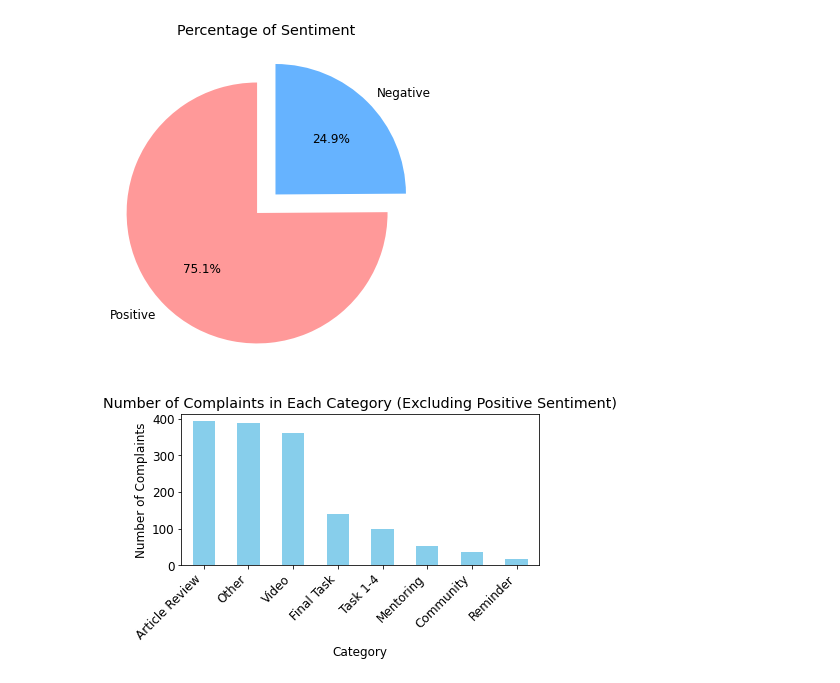
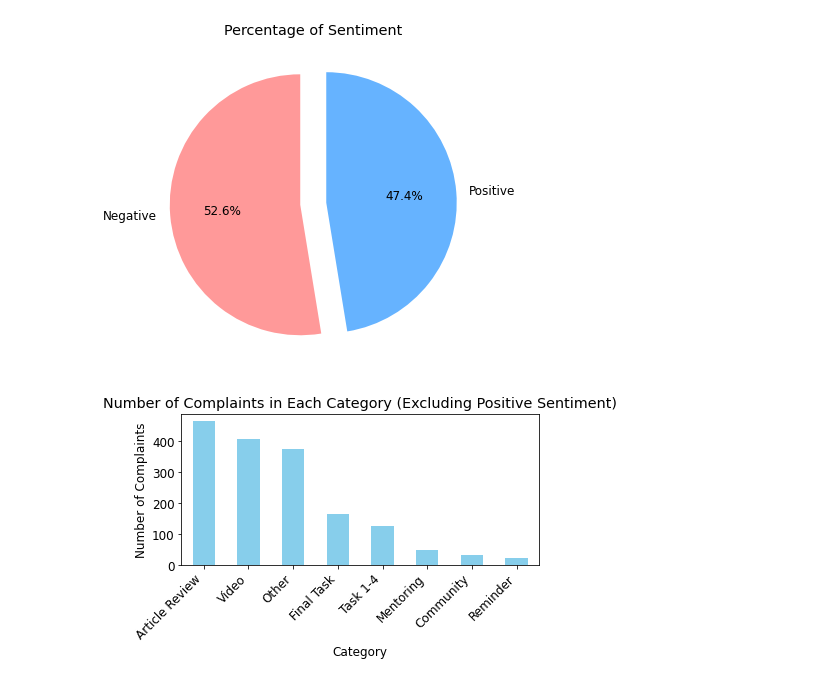
Before and after one commit to herlinidris30/qualitative-feedback, a Jupyter notebook: Categorization & Sentiment Analysis on LMS.ipynb, the cells around one changed output. Drawn from its saved outputs; the diff is of its cells as text; code cells hidden in the pictures.

```diff
--- a/Categorization & Sentiment Analysis on LMS.ipynb
+++ b/Categorization & Sentiment Analysis on LMS.ipynb
@@ -21,4 +1,5 @@ plt.show()
 # %%
+#Stage 1: Sentiment, Category
 import pandas as pd
 import csv
 import re
@@ -66,18 +47,24 @@ CATEGORY_MAPPING = {
 
 # New category mapping for 'positive' and 'negative'
 CATEGORY_MAPPING_2 = {
-    'Negative': ['perlu','ngaret','memperbaiki','diganti','gantikan','ditampilin','tampilkan','tampilin','diutamain','diutamakan','utamain','utamakan','harap','tolong','perjelas','harusnya','harus','kedepannya','perbaiki','slow','tolong','lebih','butuh','tingkatkan','payah','lain kali','buruk','maybe', 'instead', 'seharusnya', 'terkadang', 'error', 'eror', 'mungkin bisa', 'menyesal', 'rugi', 'sedih', 'kesal', 'jika', 'andai', 'harusnya', 'kecewa', 'perbaiki', 'diperbaiki','kesel'],
-    'Positive': ['sudah sangat baik','sudah baik','puas','sangat puas','on time','pertahankan','sesuai harapan','sesuai','memuaskan','', '      ', 'cukup', 'berharga', 'yang baik', 'bersemangat', 'tidak ada', 'baik', 'keren', 'bagus', '-', ' ', 'terimakasih', 'ok', 'oke', 'nope', 'sip', 'membantu', 'good', 'good work']
+    'Negative': ['hilang','bingung','perbanyak','susah','saran','buat','beri','update','upgrade','no improvement','perlu','ngaret','memperbaiki','diganti','gantikan','ditampilin','tampilkan','tampilin','diutamain','diutamakan','utamain','utamakan','harap','perjelas','harusnya','harus','kedepannya','perbaiki','slow','tolong','lebih','butuh','tingkatkan','payah','lain kali','buruk','maybe', 'instead', 'seharusnya', 'terkadang', 'error', 'eror', 'mungkin bisa', 'menyesal', 'rugi', 'sedih', 'kesal', 'jika', 'andai', 'harusnya', 'kecewa', 'perbaiki', 'diperbaiki','kesel'],
+    'Positive': ['positif','lengkap','pertahankan','sudah sangat baik','sudah baik','puas','sangat puas','on time','pertahankan','sesuai harapan','sesuai','memuaskan','', '      ', 'cukup', 'berharga', 'yang baik', 'bersemangat', 'tidak ada', 'baik', 'keren', 'bagus', '-', ' ', 'terimakasih', 'ok', 'oke', 'nope', 'sip', 'membantu', 'good', 'good work']
 }
-
-NEGATION_WORDS = ['tak','tidak perlu','tidak ada','tidak']
 
 def categorize_sentiment(text):
     for sentiment, keywords in CATEGORY_MAPPING_2.items():
         for keyword in keywords:
-            # Check for negation
-            if any(negation in word_tokenize(text.lower()) and keyword in text.lower() for negation in NEGATION_WORDS):
-                return 'Positive'
+                return sentiment
+    return 'Other'
+
+NEGATION_WORDS_2 = ['belum', 'kurang']
+
+def categorize_sentiment(text):
+    for sentiment, keywords in CATEGORY_MAPPING_2.items():
+        for keyword in keywords:
+            # Check for negation and MAPPING_CATEGORY criteria
+            if any(negation in word_tokenize(text.lower()) and keyword in text.lower() for negation in NEGATION_WORDS_2):
+                return 'Negative'
             elif keyword in text.lower():
                 return sentiment
     return 'Other'
@@ -97,32 +84,32 @@ complaints_data['Category'] = complaints_data[text_column].apply(categorize_cate
 
 # Save the updated DataFrame to an Excel file
 complaints_data.to_excel('processed_lms.csv.xlsx', index=False)
 
 # Rename the first column to 'Batch'
 complaints_data.columns.values[0] = 'Batch'
 
 # Plotting
 plt.rcParams['font.family'] = 'DejaVu Sans'  # Fallback to a system font if 'Roboto' is not found
 plt.rcParams['font.size'] = 12
 
 # Pie chart for Sentiment
 sentiment_counts = complaints_data['Sentiment'].value_counts()
 colors = ['#ff9999', '#66b3ff', '#99ff99', '#ffcc99']
 explode = (0.1,) * len(sentiment_counts)  # Equal explosion for all slices
 plt.figure(figsize=(10, 6))
 plt.pie(sentiment_counts, labels=sentiment_counts.index, autopct='%1.1f%%', startangle=90, colors=colors, explode=explode)
 plt.title('Percentage of Sentiment')
 plt.show()
 
 # Bar chart for Category excluding 'Positive'
 category_counts = complaints_data[complaints_data['Sentiment'] != 'Positive']['Category'].value_counts()
 category_counts.plot(kind='bar', color='skyblue')
 plt.title('Number of Complaints in Each Category (Excluding Positive Sentiment)')
 plt.xlabel('Category')
 plt.ylabel('Number of Complaints')
 plt.xticks(rotation=45, ha='right')
 plt.tight_layout()
 plt.show()
 # %% [output]
-[figure, old version]
+[figure, new version]
-[figure, old version]
+[figure, new version]
```
Also changed, not shown: parts of 2 cells of this notebook, 5 other files.
